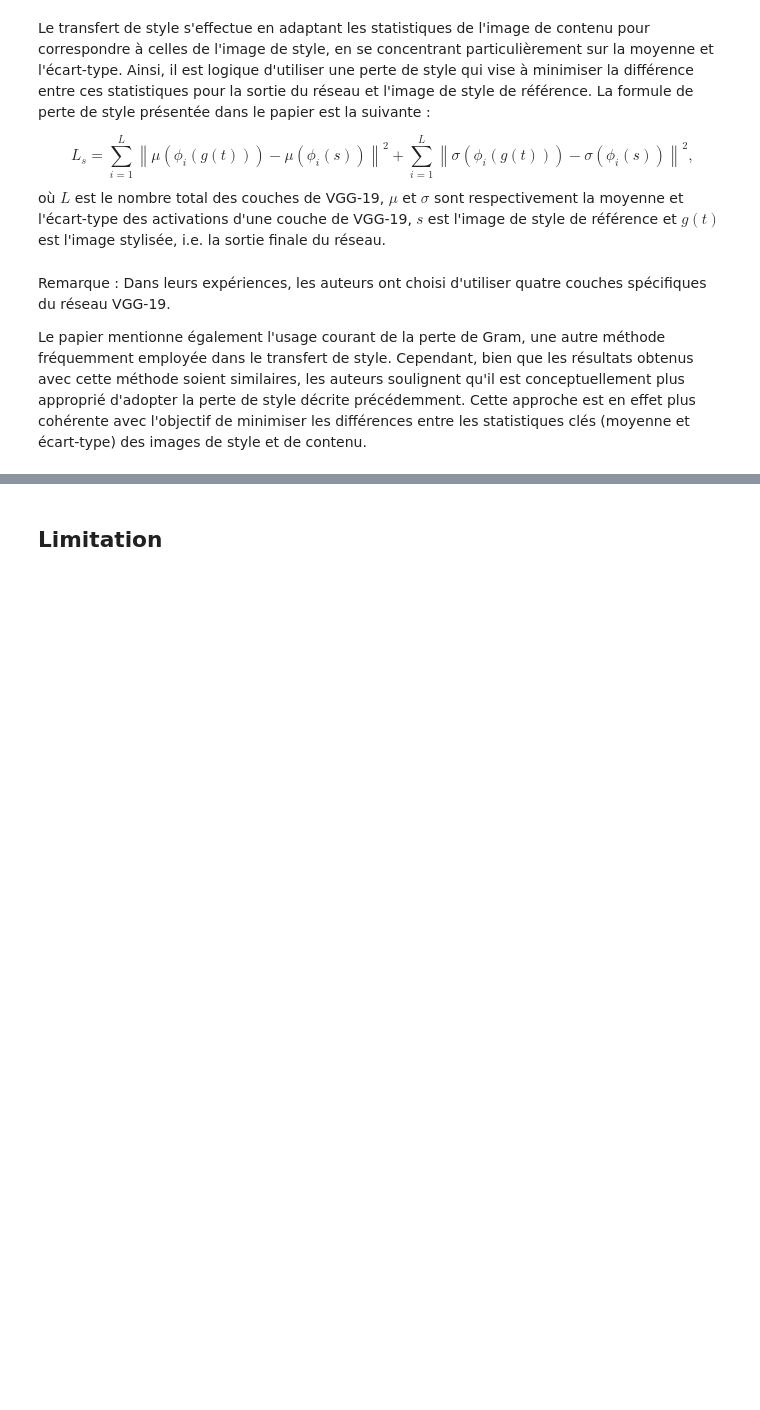
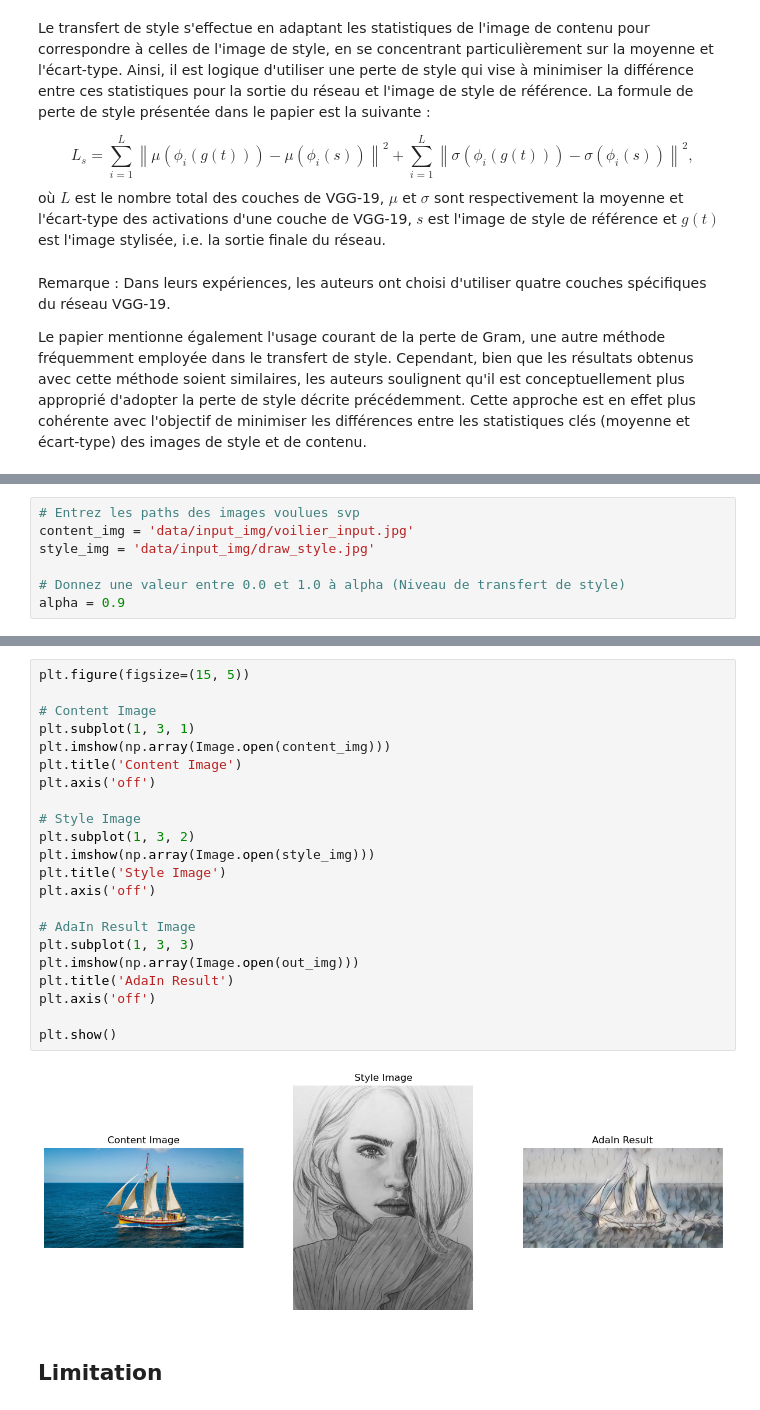
Before and after one commit to AkoM1008/HDDL_AdaIN, a Jupyter notebook: ProjetHDDL.ipynb, the cells around one changed output, grey strips where cells are left out. Cells and saved outputs as stored; diff of their text form; blank space fills up the shorter version.

```diff
--- a/ProjetHDDL.ipynb
+++ b/ProjetHDDL.ipynb
@@ -230,0 +431,7 @@ Le papier mentionne également l'usage courant de la perte de Gram, une autre m
+# %%
+# Entrez les paths des images voulues svp
+content_img = 'data/input_img/voilier_input.jpg'
+style_img = 'data/input_img/draw_style.jpg'
+
+# Donnez une valeur entre 0.0 et 1.0 à alpha (Niveau de transfert de style)
+alpha = 0.9
@@ -231,2 +497,26 @@ Le papier mentionne également l'usage courant de la perte de Gram, une autre m
+# %%
+plt.figure(figsize=(15, 5))
+
+# Content Image
+plt.subplot(1, 3, 1)
+plt.imshow(np.array(Image.open(content_img)))
+plt.title('Content Image')
+plt.axis('off')
+
+# Style Image
+plt.subplot(1, 3, 2)
+plt.imshow(np.array(Image.open(style_img)))
+plt.title('Style Image')
+plt.axis('off')
+
+# AdaIn Result Image
+plt.subplot(1, 3, 3)
+plt.imshow(np.array(Image.open(out_img)))
+plt.title('AdaIn Result')
+plt.axis('off')
+
+plt.show()
+# %% [output]
+[figure, added]
 # %% [markdown]
 ## Limitation
```
Also changed, not shown: parts of 6 cells of this notebook, 23 other files.
